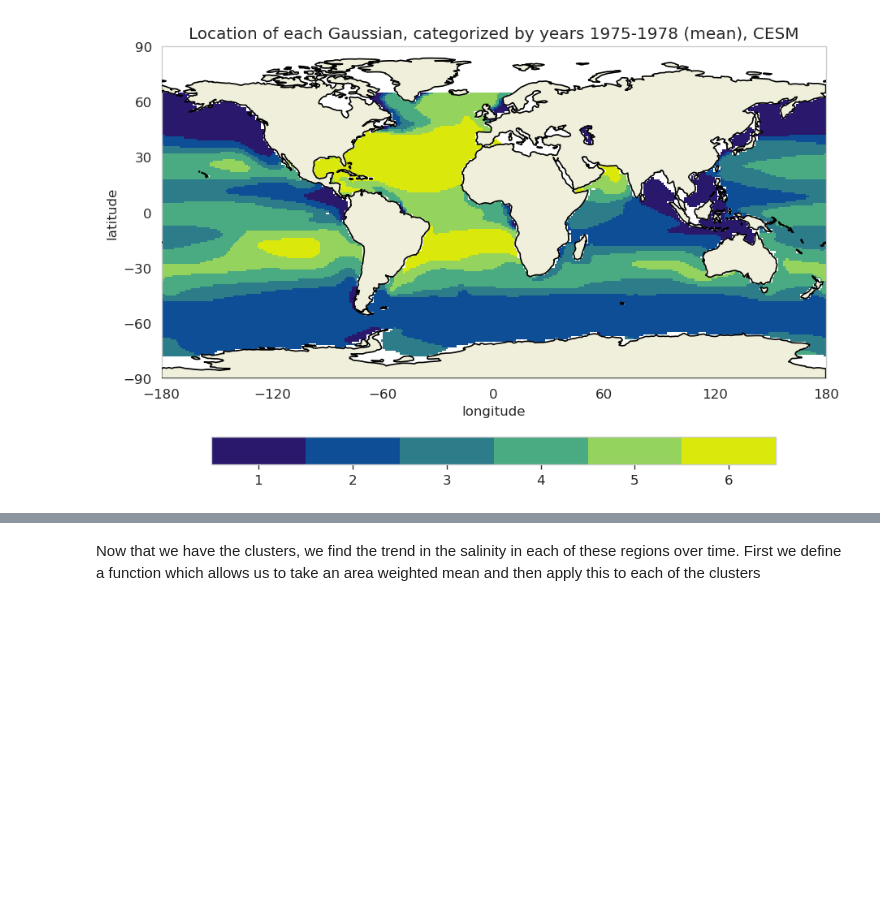
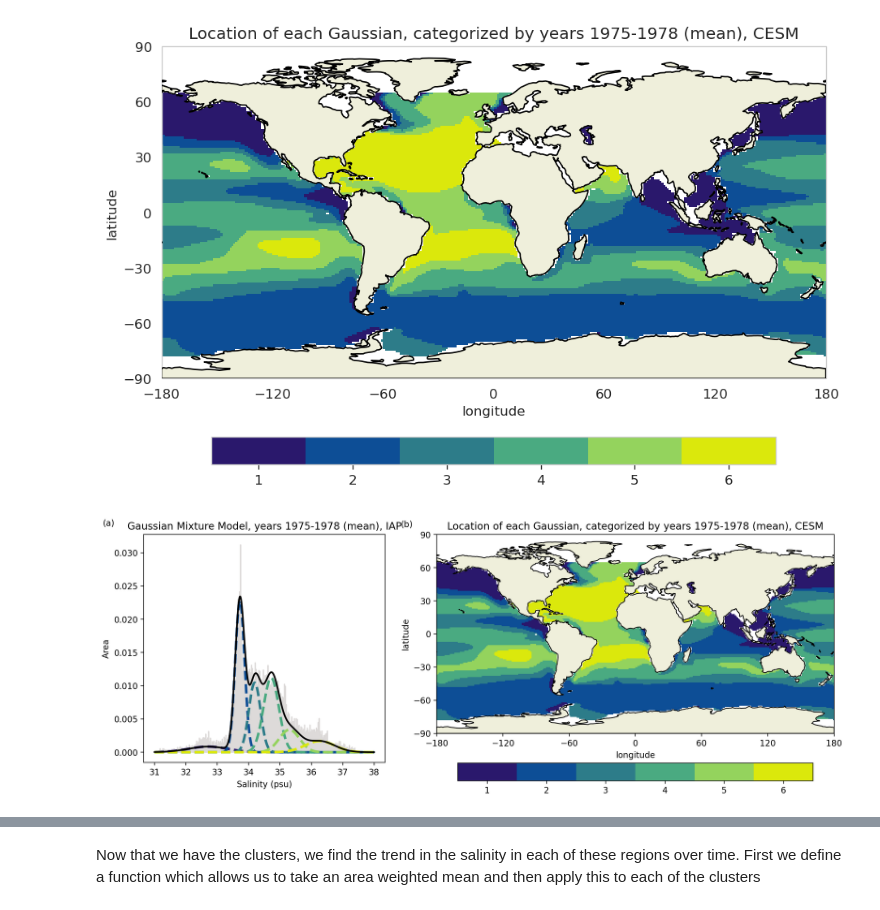
Before and after one commit to aurora-bf/freshwater_flux_linresp, a Jupyter notebook: model_tests/linear_response_CESM_ensemblemean.ipynb, the cells around one changed output, grey strips where cells are left out. Saved outputs shown, nothing was run; the diff lists cells and outputs as text; code cells hidden in the pictures; blank space fills up the shorter version.

```diff
--- a/model_tests/linear_response_CESM_ensemblemean.ipynb
+++ b/model_tests/linear_response_CESM_ensemblemean.ipynb
@@ -196,3 +194,9 @@ y,a2=clusters(gm,salt_avg_1975to2020[0*12:3*12,:,:].mean('time'),'Location of ea
 The autoreload extension is already loaded. To reload it, use:
   %reload_ext autoreload
 [figure]
+# %%
+from clustering_tools import GMM_plot_withmap
+
+GMM_plot_withmap((salt_avg_1975to2020[0*12:3*12,:,:].mean('time')).where(salt_avg[0,:,:].latitude<65),n,', years 1975-1978 (mean), IAP','Location of each Gaussian, categorized by years 1975-1978 (mean), CESM',subplot_label='(a)',subplot_label2='(b)')
+# %% [output]
+[figure, added]
```
Also changed, not shown: parts of 22 cells of this notebook, 44 other files.
